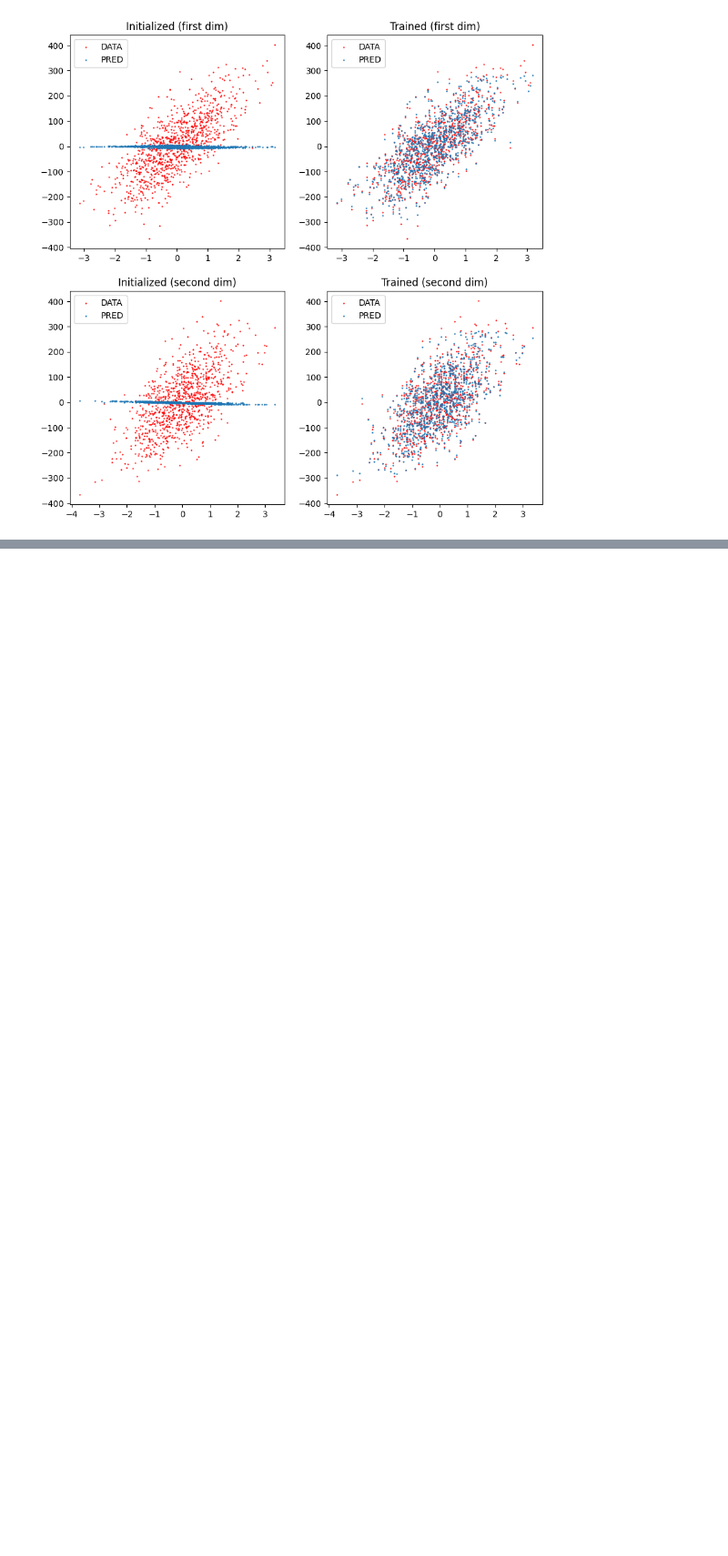
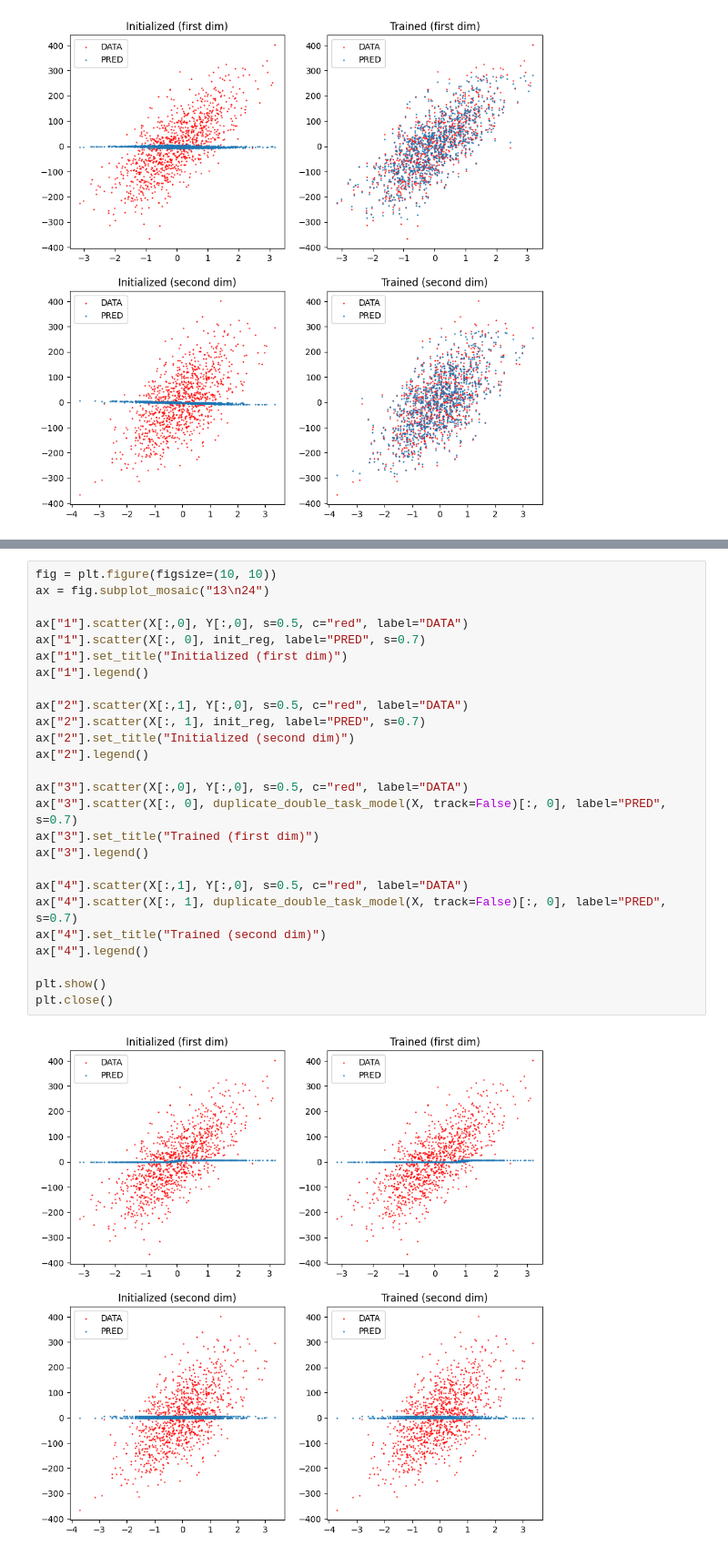
Before and after one commit to KargKarg/deep_learning_lib, a Jupyter notebook: display.ipynb, the cells around one changed output, grey strips where cells are left out. Shown at 91% size. Cells and saved outputs as stored; diff of their text form; blank space fills up the shorter version.

```diff
--- a/display.ipynb
+++ b/display.ipynb
@@ -287,0 +339,28 @@ plt.close()
+# %%
+fig = plt.figure(figsize=(10, 10))
+ax = fig.subplot_mosaic("13\n24")
+
+ax["1"].scatter(X[:,0], Y[:,0], s=0.5, c="red", label="DATA")
+ax["1"].scatter(X[:, 0], init_reg, label="PRED", s=0.7)
+ax["1"].set_title("Initialized (first dim)")
+ax["1"].legend()
+
+ax["2"].scatter(X[:,1], Y[:,0], s=0.5, c="red", label="DATA")
+ax["2"].scatter(X[:, 1], init_reg, label="PRED", s=0.7)
+ax["2"].set_title("Initialized (second dim)")
+ax["2"].legend()
+
+ax["3"].scatter(X[:,0], Y[:,0], s=0.5, c="red", label="DATA")
+ax["3"].scatter(X[:, 0], duplicate_double_task_model(X, track=False)[:, 0], label="PRED", s=0.7)
+ax["3"].set_title("Trained (first dim)")
+ax["3"].legend()
+
+ax["4"].scatter(X[:,1], Y[:,0], s=0.5, c="red", label="DATA")
+ax["4"].scatter(X[:, 1], duplicate_double_task_model(X, track=False)[:, 0], label="PRED", s=0.7)
+ax["4"].set_title("Trained (second dim)")
+ax["4"].legend()
+
+plt.show()
+plt.close()
+# %% [output]
+[figure, added]
```
Also changed, not shown: parts of 7 cells of this notebook, 3 other files.
